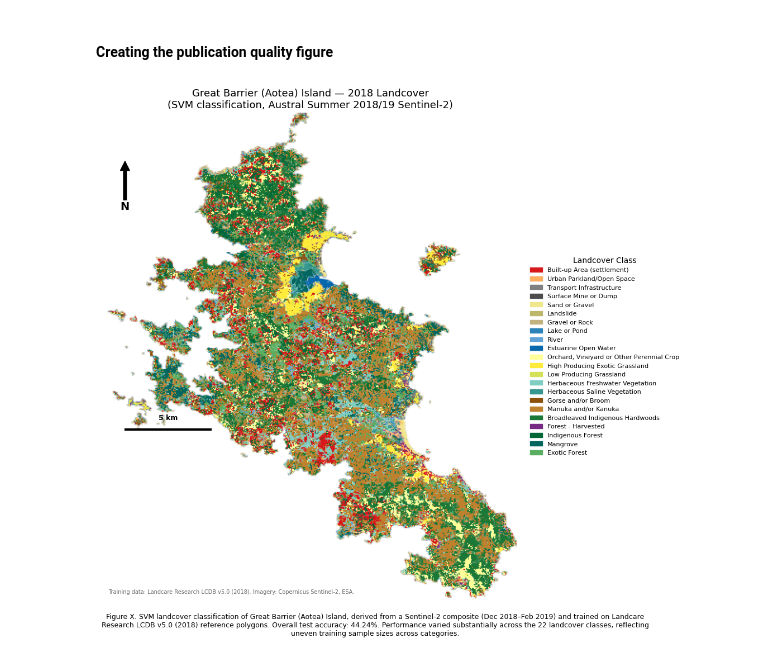
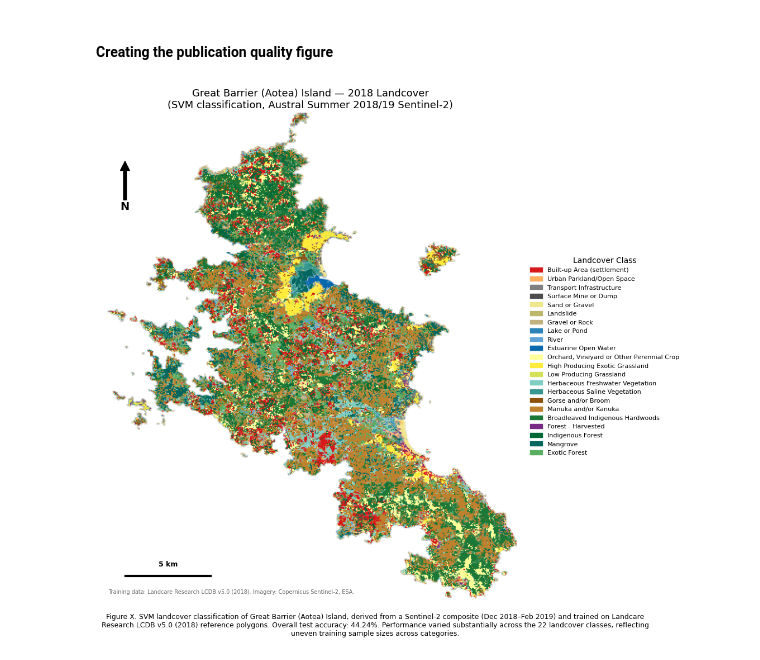
Before and after one commit to dhruvpGEE/SatelliteDataAI-UOA, a Jupyter notebook: Lab-Notebooks/DhruvPatel_761_Lab2.ipynb, the cells around one changed output. Saved outputs shown, nothing was run; the diff lists cells and outputs as text; code cells hidden in the pictures.

```diff
--- a/Lab-Notebooks/DhruvPatel_761_Lab2.ipynb
+++ b/Lab-Notebooks/DhruvPatel_761_Lab2.ipynb
@@ -753,7 +751,7 @@ ax.axis('off')
 
 img_h, img_w = img_gbi_classified_clipped.shape[0], img_gbi_classified_clipped.shape[1]
 
-# --- Legend ---
+# Adding legend
 legend_patches = [mpatches.Patch(color=f'#{c}', label=n) for c, n in zip(class_colors, class_names)]
 ax.legend(
     handles=legend_patches,
@@ -764,43 +762,43 @@ ax.legend(
     frameon=False
 )
 
-# --- North arrow ---
+# Adding North arrow to the map figure
 ax.annotate('N', xy=(0.05, 0.90), xytext=(0.05, 0.80),
             xycoords='axes fraction',
             fontsize=14, fontweight='bold', ha='center',
             arrowprops=dict(facecolor='black', width=4, headwidth=12))
 
-# --- Scale bar ---
+# Adding scale bar to map
 # aoi_gbi spans ~175.28 to 175.55 deg longitude (~0.27 deg)
 lon_span_deg = 175.55 - 175.28
 lon_span_km = lon_span_deg * 89.8
 km_per_pixel = lon_span_km / img_w
 
 scale_km = 5  # 5 km scale bar
 scale_px = scale_km / km_per_pixel
 
 bar_x_start = img_w * 0.05
-bar_y = img_h * 0.65
+bar_y = img_h * 0.95
 ax.plot([bar_x_start, bar_x_start + scale_px], [bar_y, bar_y], color='black', linewidth=3)
 ax.text(bar_x_start + scale_px / 2, bar_y - img_h * 0.02, f'{scale_km} km',
         ha='center', fontsize=9, fontweight='bold')
 
-# --- Data attribution ---
+# Adding data attribution into the map figure
 ax.text(0.01, 0.01,
         'Training data: Landcare Research LCDB v5.0 (2018). Imagery: Copernicus Sentinel-2, ESA.',
         transform=ax.transAxes, fontsize=7, color='dimgray', va='bottom')
 
-# --- Performance stats + caption ---
+# Adding figure caption
 caption = (
     f"Figure X. SVM landcover classification of Great Barrier (Aotea) Island, derived from a Sentinel-2 "
     f"composite (Dec 2018–Feb 2019) and trained on Landcare Research LCDB v5.0 (2018) reference polygons. "
     f"Overall test accuracy: {accuracy_score(y_test, y_pred):.2%}. Performance varied substantially across "
     f"the 22 landcover classes, reflecting uneven training sample sizes across categories."
 )
 fig.text(0.5, -0.02, caption, wrap=True, ha='center', fontsize=9)
 
 plt.tight_layout()
 plt.savefig('great_barrier_island_landcover.png', dpi=300, bbox_inches='tight')
 plt.show()
 # %% [output]
-[figure, old version]
+[figure, new version]
```
Also changed, not shown: parts of 3 cells of this notebook.
